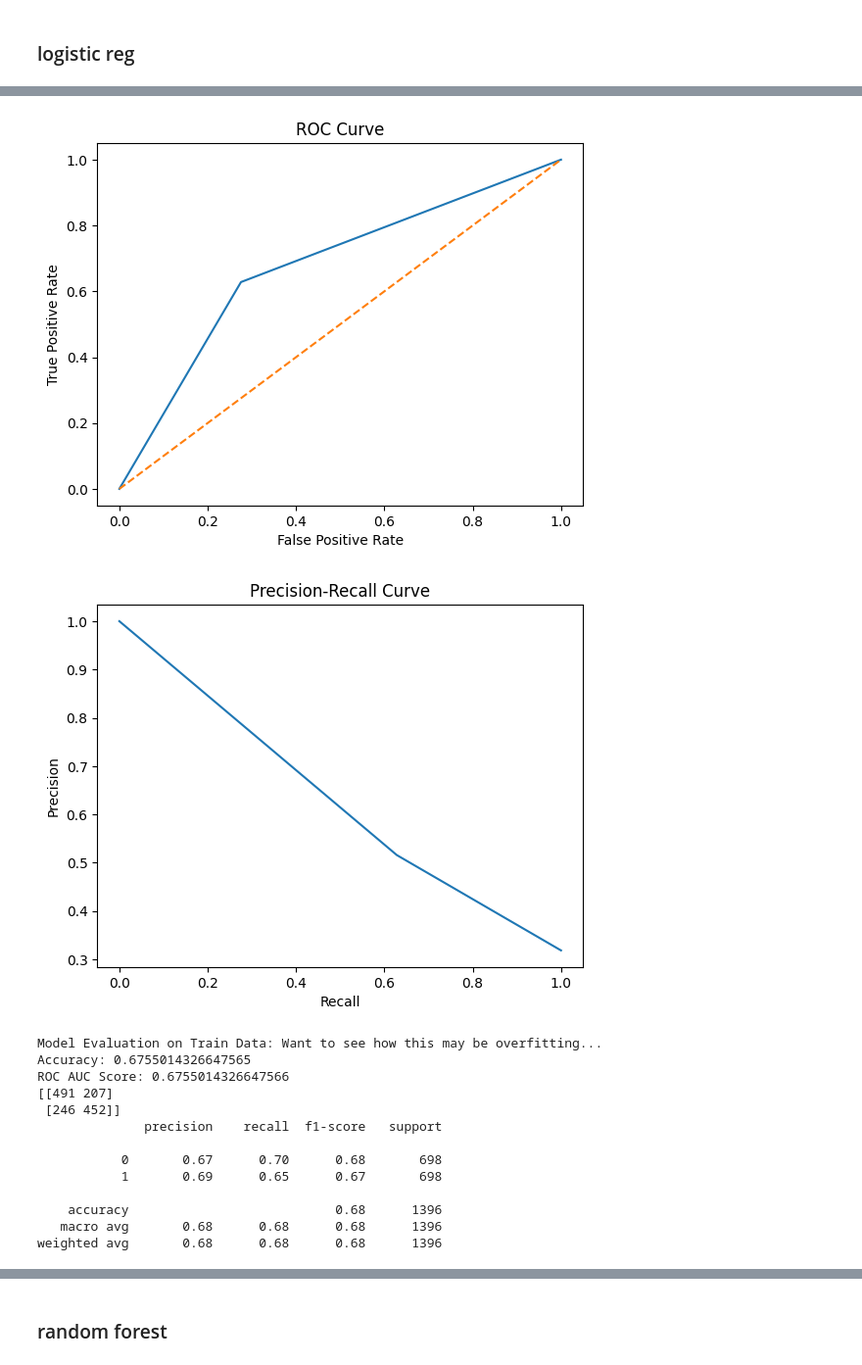
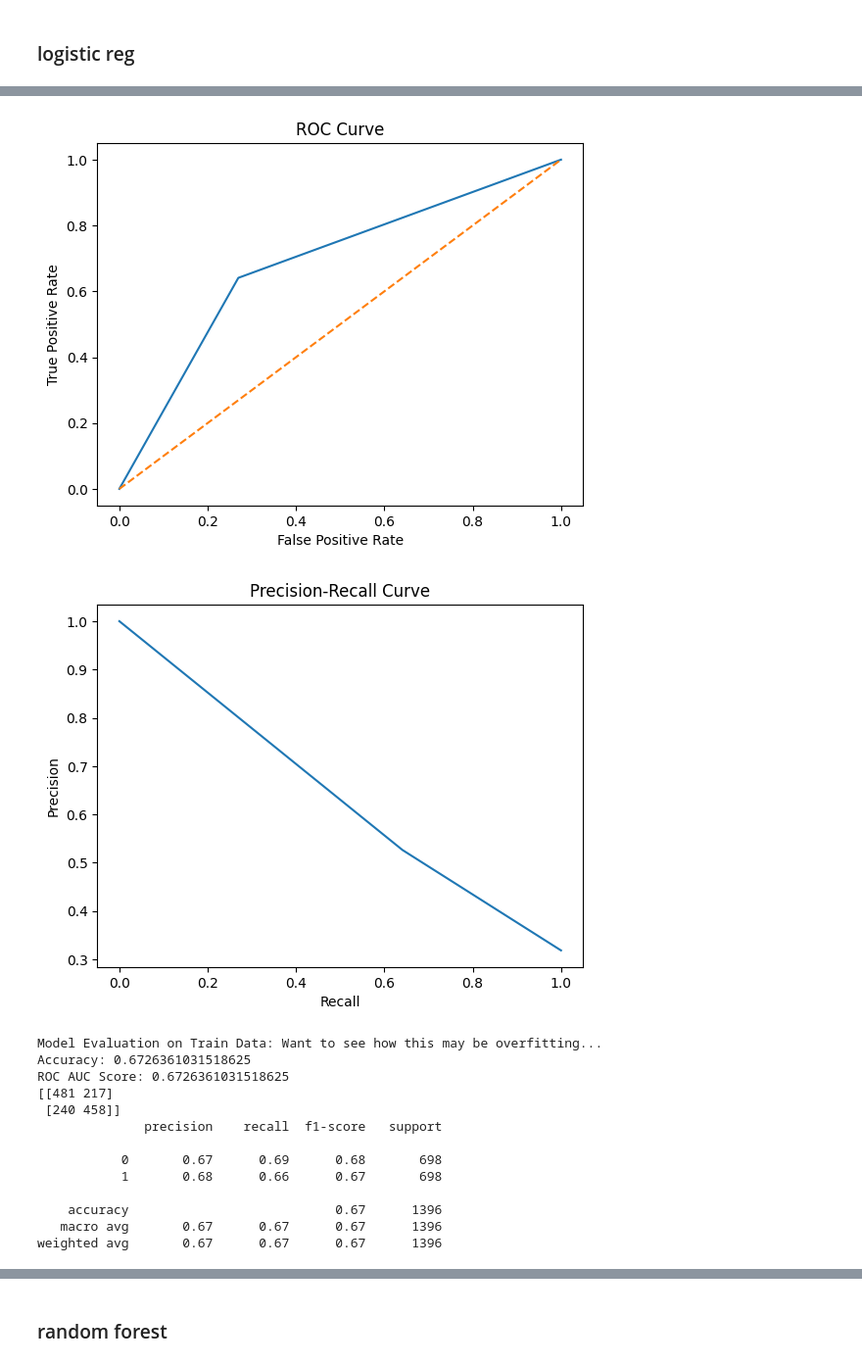
Before and after one commit to lawson-roberts/historical-odds-analysis, a Jupyter notebook: basic-modeling-odds-only.ipynb, the cells around one changed output, grey strips where cells are left out. Shown: that part at 98% size. Cells and saved outputs as stored; diff of their text form; code cells hidden in the pictures.

Commit message:
upd spread model - only want home spread prediction

```diff
--- a/basic-modeling-odds-only.ipynb
+++ b/basic-modeling-odds-only.ipynb
@@ -125,6 +125,10 @@ odds_df[abs(odds_df['away_point_spread']) != abs(odds_df['home_point_spread'])]
 | 1222 | 51 | 35 | -1.0 | -110 | -120.0 | 235 | ... |
 | 1223 | 39 | 7 | 14.0 | -110 | 425.0 | 138 | ... |
 530 rows × 13 columns
+# %%
+# update the away_point_spread column to be the opposite of the home_point_spread column - this is what the data should be
+odds_df['away_point_spread'] = np.where(abs(odds_df['away_point_spread']) != abs(odds_df['home_point_spread']), (odds_df['home_point_spread'] * -1), odds_df['away_point_spread'])
+# odds_df['home_point_spread'] = np.where(abs(odds_df['home_point_spread']) != abs(odds_df['away_point_spread']), (odds_df['away_point_spread'] * -1), odds_df['home_point_spread'])
 # %%
 # create a new column for the target variable as a binary outcome 1 for home team win and 0 for away team win
 odds_df['target_money_line'] = odds_df['home_score'] > odds_df['away_score']
@@ -259,7 +263,7 @@ grid_log_reg.fit(X_train_spread_home, y_train_spread_home)
 print(grid_log_reg.best_params_)
 
 # create a logistic regression model with the best hyperparameters from grid_log_reg.best_params_
-log_reg_model = LogisticRegression(C=10, penalty='l1', solver='liblinear')
+log_reg_model = LogisticRegression(C=.01, penalty='l1', solver='liblinear')
 
 # use evaluate_model function to evaluate the model
 accuracy_log_reg, roc_auc_score_var_log_reg, conf_matrix_log_reg, class_report_log_reg, fpr_log_reg, tpr_log_reg, precision_log_reg, recall_log_reg = evaluate_model(log_reg_model, X_train_spread_home, y_train_spread_home, X_test_spread_home, y_test_spread_home)
@@ -286,15 +290,15 @@ weighted avg       0.71      0.69      0.70       245
-[figure, old version]
+[figure, new version]
-[figure, old version]
+[figure, new version]
 Model Evaluation on Train Data: Want to see how this may be overfitting...
-Accuracy: 0.6755014326647565
-ROC AUC Score: 0.6755014326647566
-[[491 207]
- [246 452]]
+Accuracy: 0.6726361031518625
+ROC AUC Score: 0.6726361031518625
+[[481 217]
+ [240 458]]
               precision    recall  f1-score   support
 
-           0       0.67      0.70      0.68       698
-           1       0.69      0.65      0.67       698
+           0       0.67      0.69      0.68       698
+           1       0.68      0.66      0.67       698
 
-    accuracy                           0.68      1396
-   macro avg       0.68      0.68      0.68      1396
-weighted avg       0.68      0.68      0.68      1396
+    accuracy                           0.67      1396
+   macro avg       0.67      0.67      0.67      1396
+weighted avg       0.67      0.67      0.67      1396
```
Also changed, not shown: parts of 5 cells of this notebook, 2 other files.
